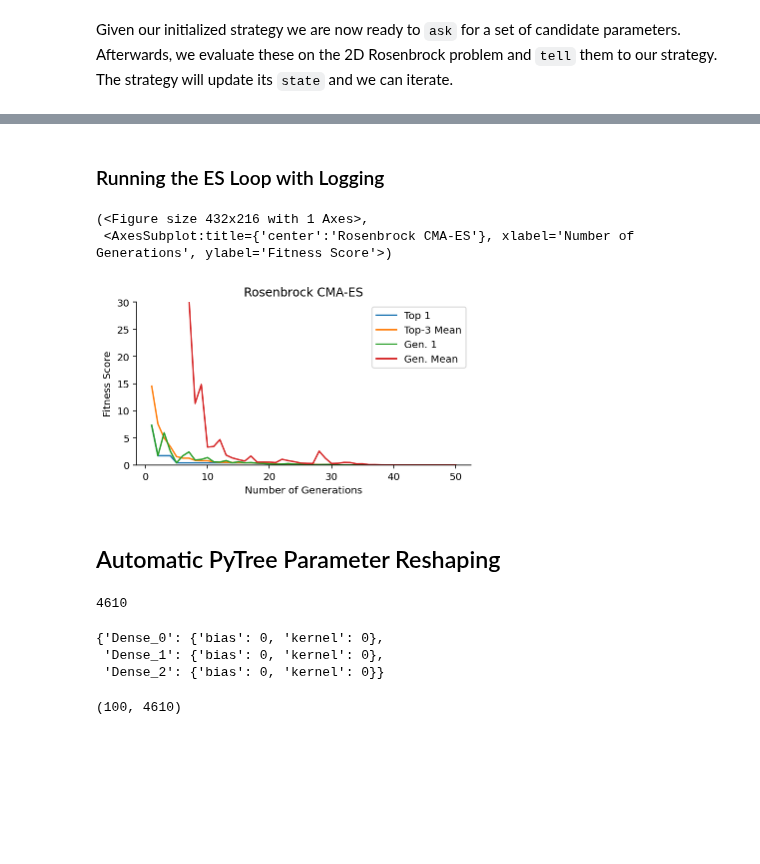
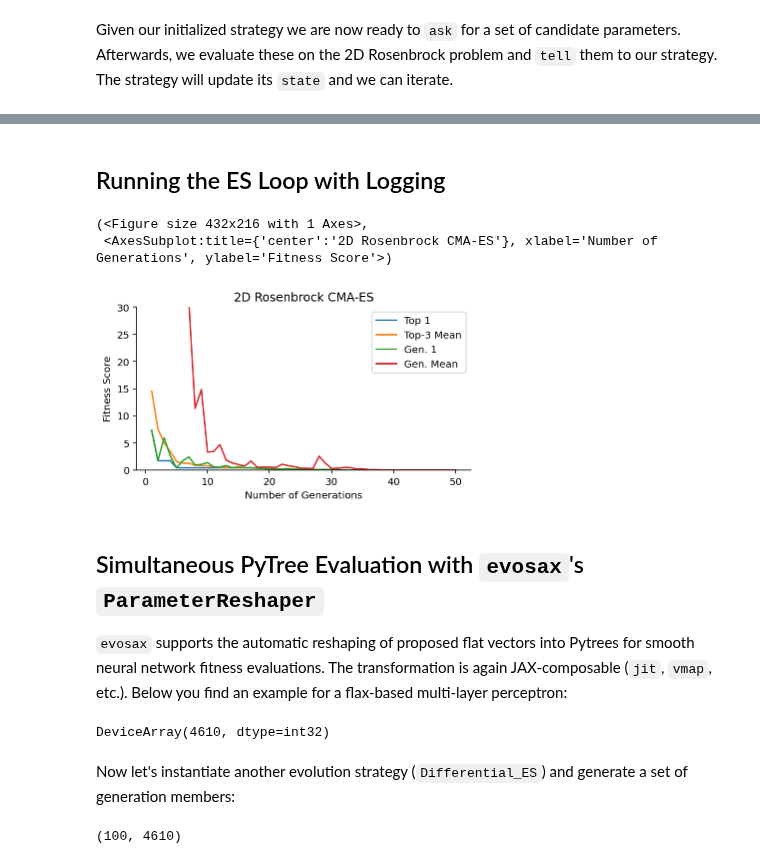
Before and after one commit to RobertTLange/evosax, a Jupyter notebook: examples/00_getting_started.ipynb, the cells around one changed output, grey strips where cells are left out. Saved outputs shown, nothing was run; the diff lists cells and outputs as text; code cells hidden in the pictures; blank space fills up the shorter version.

```diff
--- a/examples/00_getting_started.ipynb
+++ b/examples/00_getting_started.ipynb
@@ -56,25 +75,33 @@ state = strategy.tell(x, fitness, state, es_params)
 # %% [markdown]
-### Running the ES Loop with Logging
+## Running the ES Loop with Logging
 # %%
 from evosax.utils import ESLog
-es_logging = ESLog(num_dims=2, num_generations=50, top_k=3)
+# Jittable logging helper
+num_gens = 50
+es_logging = ESLog(num_dims=2, num_generations=num_gens, top_k=3, maximize=False)
+log = es_logging.initialize()
 # %%
-log = es_logging.initialize()
 state = strategy.initialize(rng, es_params)
-for i in range(50):
+for i in range(num_gens):
     rng, rng_ask = jax.random.split(rng)
+    # Ask for a set candidates
     x, state = strategy.ask(rng_ask, state, es_params)
+    # Evaluate the candidates
     fitness = evaluator.rollout(rng, x)
+    # Update the strategy based on fitness
     state = strategy.tell(x, fitness, state, es_params)
+    # Update the log with results
     log = es_logging.update(log, x, fitness)
 
-es_logging.plot(log, "Rosenbrock CMA-ES", ylims=(0, 30))
+es_logging.plot(log, "2D Rosenbrock CMA-ES", ylims=(0, 30))
 # %% [output]
 (<Figure size 432x216 with 1 Axes>,
- <AxesSubplot:title={'center':'Rosenbrock CMA-ES'}, xlabel='Number of Generations', ylabel='Fitness Score'>)
+ <AxesSubplot:title={'center':'2D Rosenbrock CMA-ES'}, xlabel='Number of Generations', ylabel='Fitness Score'>)
-[figure, old version]
+[figure, new version]
 # %% [markdown]
-## Automatic PyTree Parameter Reshaping
+## Simultaneous PyTree Evaluation with `evosax`'s `ParameterReshaper`
+
+`evosax` supports the automatic reshaping of proposed flat vectors into Pytrees for smooth neural network fitness evaluations. The transformation is again JAX-composable (`jit`, `vmap`, etc.). Below you find an example for a flax-based multi-layer perceptron:
 # %%
 from flax import linen as nn
 
@@ -100,17 +128,13 @@ policy_params = network.init(rng, jnp.zeros(4,), rng)["params"]
 # %%
 from evosax.utils import ParameterReshaper
 
+# Instantiate the reshape helper & get total number of parameters to reshape
 param_reshaper = ParameterReshaper(policy_params)
-
-print(param_reshaper.total_params)
-
-# Dictinory to vectorize rollouts with
-param_reshaper.vmap_dict
+param_reshaper.total_params
 # %% [output]
-4610
+DeviceArray(4610, dtype=int32)
-{'Dense_0': {'bias': 0, 'kernel': 0},
- 'Dense_1': {'bias': 0, 'kernel': 0},
- 'Dense_2': {'bias': 0, 'kernel': 0}}
+# %% [markdown]
+Now let's instantiate another evolution strategy (`Differential_ES`) and generate a set of generation members:
 # %%
 from evosax import Differential_ES
 strategy = Differential_ES(popsize=100, num_dims=param_reshaper.total_params)
```
Also changed, not shown: parts of 23 cells of this notebook, 12 other files.
